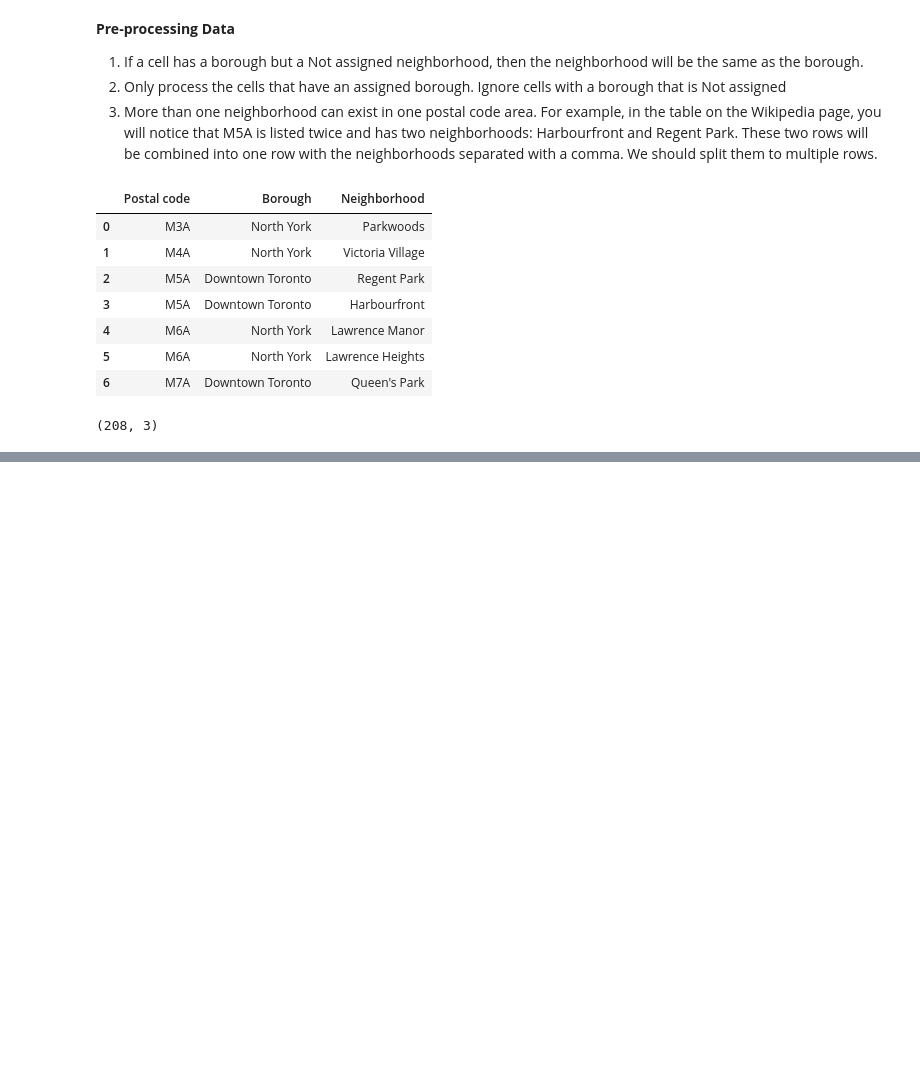
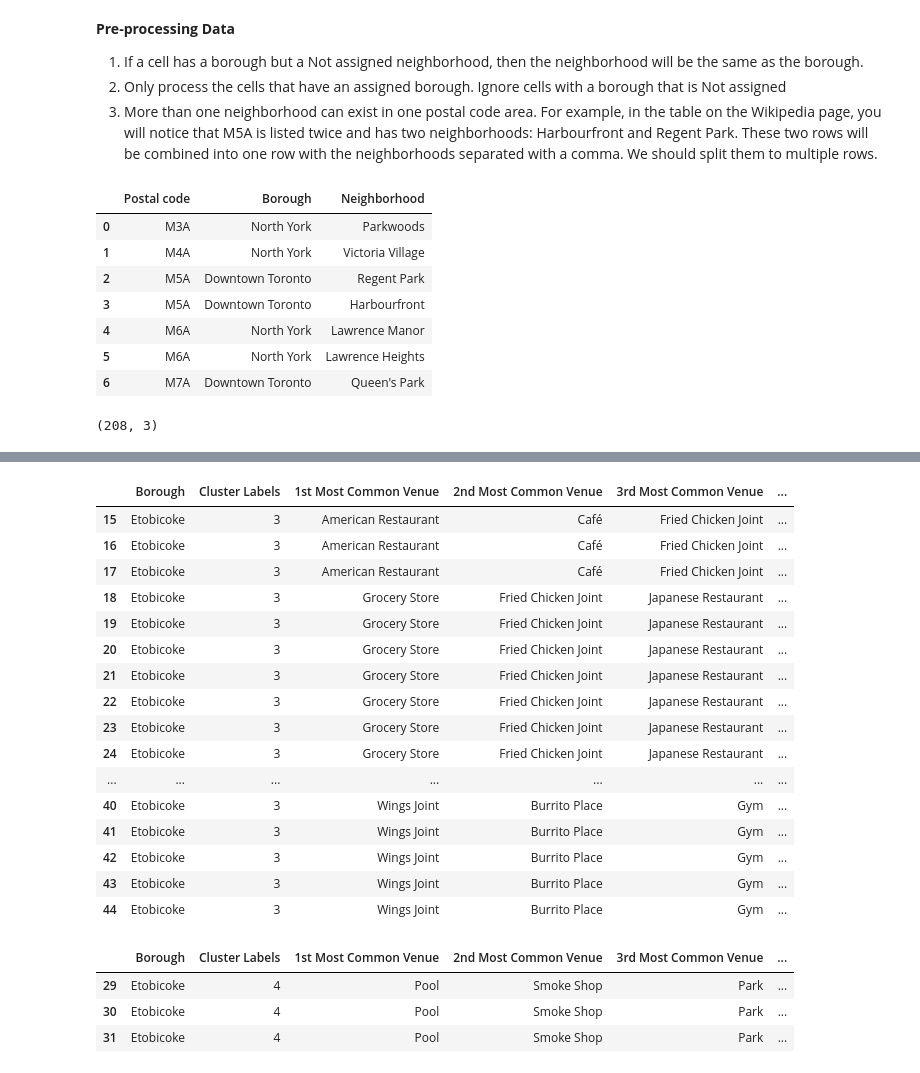
Before and after one commit to VerbenaDemissa/Coursera_Capstone, a Jupyter notebook: Toronto_neighborhoods.ipynb, the cells around one changed output, grey strips where cells are left out. Saved outputs shown, nothing was run; the diff lists cells and outputs as text; code cells hidden in the pictures; blank space fills up the shorter version.

```diff
--- a/Toronto_neighborhoods.ipynb
+++ b/Toronto_neighborhoods.ipynb
@@ -64,0 +270,21 @@ df_toronto.shape
+# %%
+num_top_venues = 10
+
+indicators = ['st', 'nd', 'rd']
+
+# create columns according to number of top venues
+columns = ['Neighborhood']
+for ind in np.arange(num_top_venues):
+    try:
+        columns.append('{}{} Most Common Venue'.format(ind+1, indicators[ind]))
+    except:
+        columns.append('{}th Most Common Venue'.format(ind+1))
+
+# create a new dataframe
+neighborhoods_venues_sorted = pd.DataFrame(columns=columns)
+neighborhoods_venues_sorted['Neighborhood'] = etobicoke_grouped['Neighborhood']
+
+for ind in np.arange(etobicoke_grouped.shape[0]):
+    neighborhoods_venues_sorted.iloc[ind, 1:] = return_most_common_venues(etobicoke_grouped.iloc[ind, :], num_top_venues)
+
+neighborhoods_venues_sorted.head()
@@ -64,0 +298,10 @@ df_toronto.shape
+# %%
+# set number of clusters
+kclusters = 5
+
+etobicoke_grouped_clustering = etobicoke_grouped.drop('Neighborhood', 1)
+# run k-means clustering
+kmeans = KMeans(n_clusters=kclusters, random_state=0).fit(etobicoke_grouped_clustering)
+
+# check cluster labels generated for each row in the dataframe
+kmeans.labels_[0:10]
@@ -64,0 +310,10 @@ df_toronto.shape
+# %%
+# add clustering labels
+neighborhoods_venues_sorted.insert(0, 'Cluster Labels', kmeans.labels_)
+
+etobicoke_merged = etobicoke
+
+# merge to add latitude/longitude for each neighborhood
+etobicoke_merged = etobicoke_merged.join(neighborhoods_venues_sorted.set_index('Neighborhood'), on='Neighborhood', how = 'right')
+
+etobicoke_merged.head() # check the last columns!
@@ -64,0 +382,27 @@ df_toronto.shape
+# %%
+etobicoke_merged.loc[etobicoke_merged['Cluster Labels'] == 3, etobicoke_merged.columns[[1] + list(range(5, etobicoke_merged.shape[1]))]]
+# %% [output]
+|  | Borough | Cluster Labels | 1st Most Common Venue | 2nd Most Common Venue | 3rd Most Common Venue | ... |
+| 15 | Etobicoke | 3 | American Restaurant | Café | Fried Chicken Joint | ... |
+| 16 | Etobicoke | 3 | American Restaurant | Café | Fried Chicken Joint | ... |
+| 17 | Etobicoke | 3 | American Restaurant | Café | Fried Chicken Joint | ... |
+| 18 | Etobicoke | 3 | Grocery Store | Fried Chicken Joint | Japanese Restaurant | ... |
+| 19 | Etobicoke | 3 | Grocery Store | Fried Chicken Joint | Japanese Restaurant | ... |
+| 20 | Etobicoke | 3 | Grocery Store | Fried Chicken Joint | Japanese Restaurant | ... |
+| 21 | Etobicoke | 3 | Grocery Store | Fried Chicken Joint | Japanese Restaurant | ... |
+| 22 | Etobicoke | 3 | Grocery Store | Fried Chicken Joint | Japanese Restaurant | ... |
+| 23 | Etobicoke | 3 | Grocery Store | Fried Chicken Joint | Japanese Restaurant | ... |
+| 24 | Etobicoke | 3 | Grocery Store | Fried Chicken Joint | Japanese Restaurant | ... |
+| ... | ... | ... | ... | ... | ... | ... |
+| 40 | Etobicoke | 3 | Wings Joint | Burrito Place | Gym | ... |
+| 41 | Etobicoke | 3 | Wings Joint | Burrito Place | Gym | ... |
+| 42 | Etobicoke | 3 | Wings Joint | Burrito Place | Gym | ... |
+| 43 | Etobicoke | 3 | Wings Joint | Burrito Place | Gym | ... |
+| 44 | Etobicoke | 3 | Wings Joint | Burrito Place | Gym | ... |
+# %%
+etobicoke_merged.loc[etobicoke_merged['Cluster Labels'] == 4, etobicoke_merged.columns[[1] + list(range(5, etobicoke_merged.shape[1]))]]
+# %% [output]
+|  | Borough | Cluster Labels | 1st Most Common Venue | 2nd Most Common Venue | 3rd Most Common Venue | ... |
+| 29 | Etobicoke | 4 | Pool | Smoke Shop | Park | ... |
+| 30 | Etobicoke | 4 | Pool | Smoke Shop | Park | ... |
+| 31 | Etobicoke | 4 | Pool | Smoke Shop | Park | ... |
```
Also changed, not shown: parts of 20 cells of this notebook, 1 other file.
